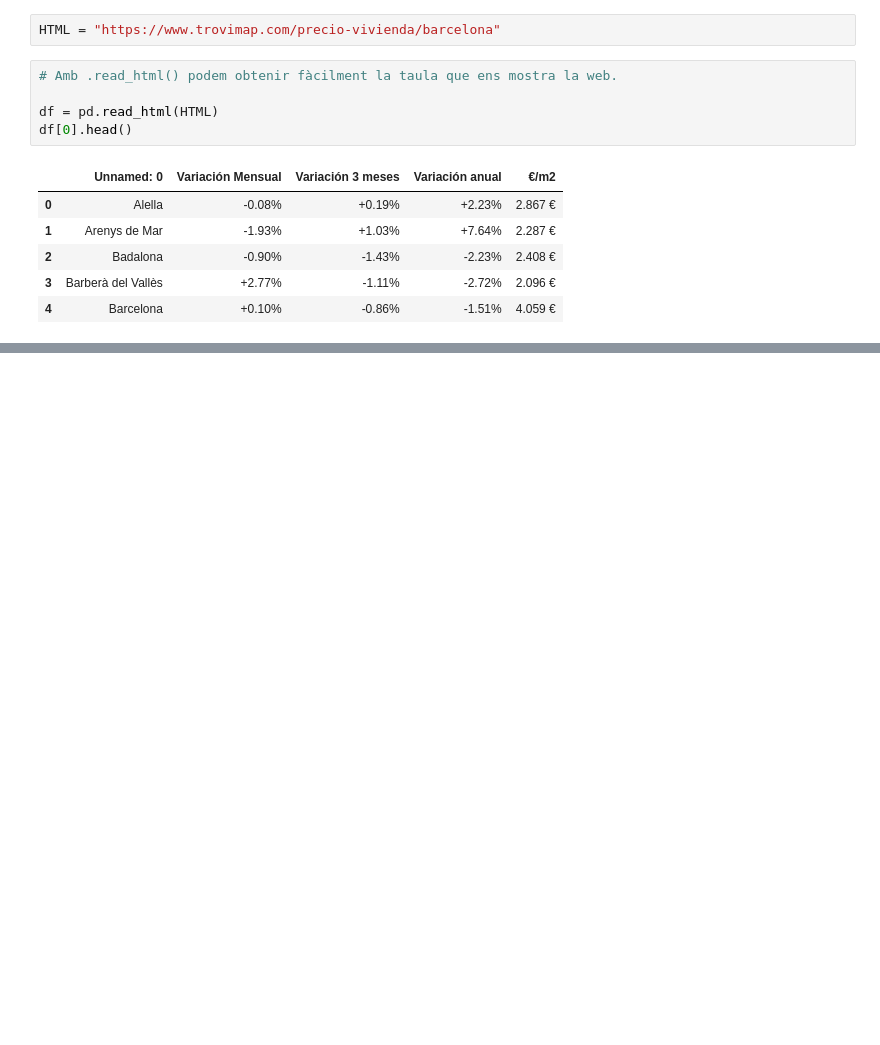
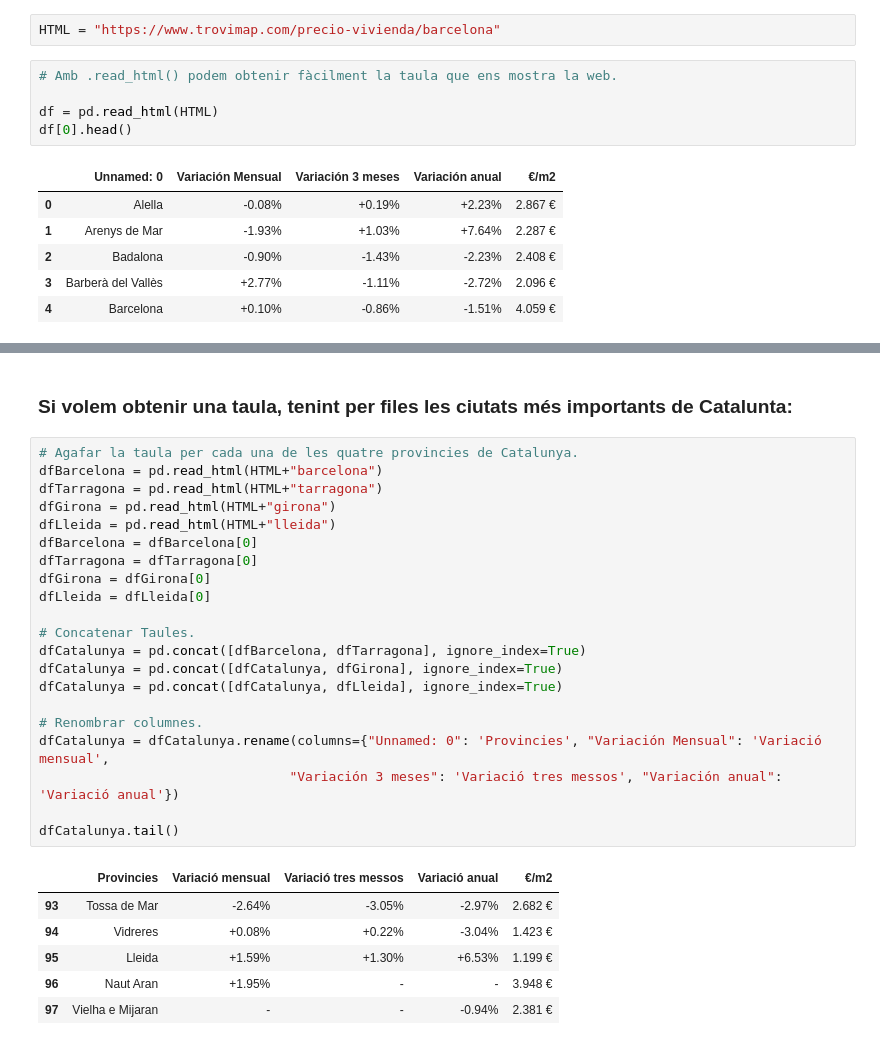
Before and after one commit to Garriden/Tipologia-i-cicle-de-vida-de-les-dades, a Jupyter notebook: Evolució preus vivenda.ipynb, the cells around one changed output, grey strips where cells are left out. Drawn from its saved outputs; the diff is of its cells as text; blank space fills up the shorter version.

```diff
--- a/Evolució preus vivenda.ipynb
+++ b/Evolució preus vivenda.ipynb
@@ -55,0 +131,30 @@ soup
+# %% [markdown]
+### Si volem obtenir una taula, tenint per files les ciutats més importants de Catalunta:
+# %%
+# Agafar la taula per cada una de les quatre provincies de Catalunya.
+dfBarcelona = pd.read_html(HTML+"barcelona")
+dfTarragona = pd.read_html(HTML+"tarragona")
+dfGirona = pd.read_html(HTML+"girona")
+dfLleida = pd.read_html(HTML+"lleida")
+dfBarcelona = dfBarcelona[0]
+dfTarragona = dfTarragona[0]
+dfGirona = dfGirona[0]
+dfLleida = dfLleida[0]
+
+# Concatenar Taules.
+dfCatalunya = pd.concat([dfBarcelona, dfTarragona], ignore_index=True)
+dfCatalunya = pd.concat([dfCatalunya, dfGirona], ignore_index=True)
+dfCatalunya = pd.concat([dfCatalunya, dfLleida], ignore_index=True)
+
+# Renombrar columnes.
+dfCatalunya = dfCatalunya.rename(columns={"Unnamed: 0": 'Provincies', "Variación Mensual": 'Variació mensual',
+                                "Variación 3 meses": 'Variació tres messos', "Variación anual": 'Variació anual'})
+
+dfCatalunya.tail()
+# %% [output]
+|  | Provincies | Variació mensual | Variació tres messos | Variació anual | €/m2 |
+| 93 | Tossa de Mar | -2.64% | -3.05% | -2.97% | 2.682 € |
+| 94 | Vidreres | +0.08% | +0.22% | -3.04% | 1.423 € |
+| 95 | Lleida | +1.59% | +1.30% | +6.53% | 1.199 € |
+| 96 | Naut Aran | +1.95% | - | - | 3.948 € |
+| 97 | Vielha e Mijaran | - | - | -0.94% | 2.381 € |
```
Also changed, not shown: parts of 7 cells of this notebook, 1 other file.
